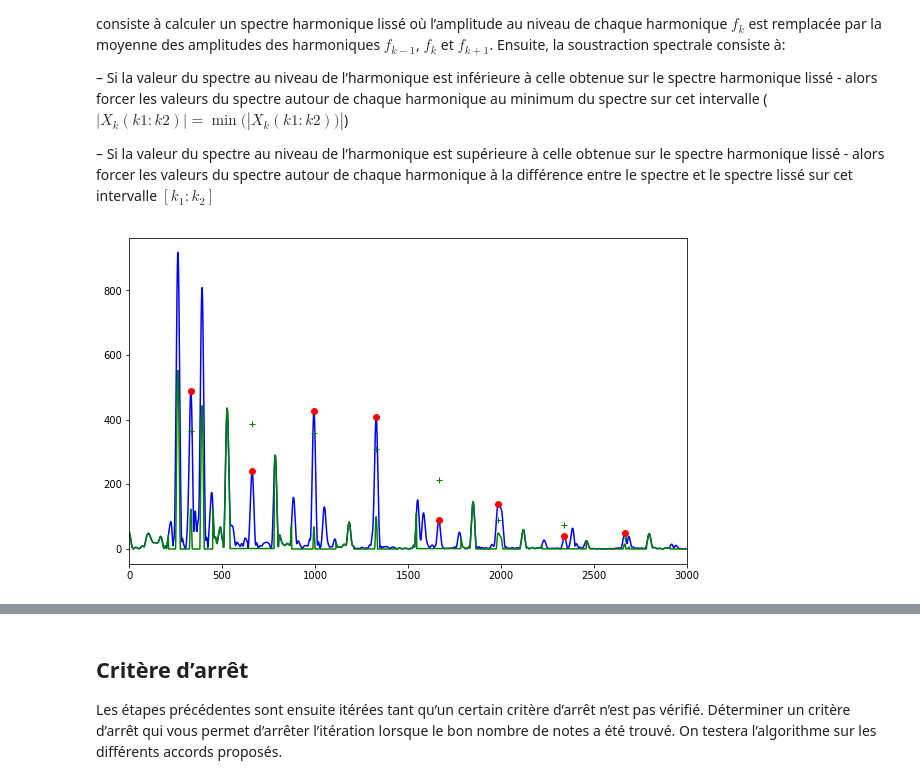
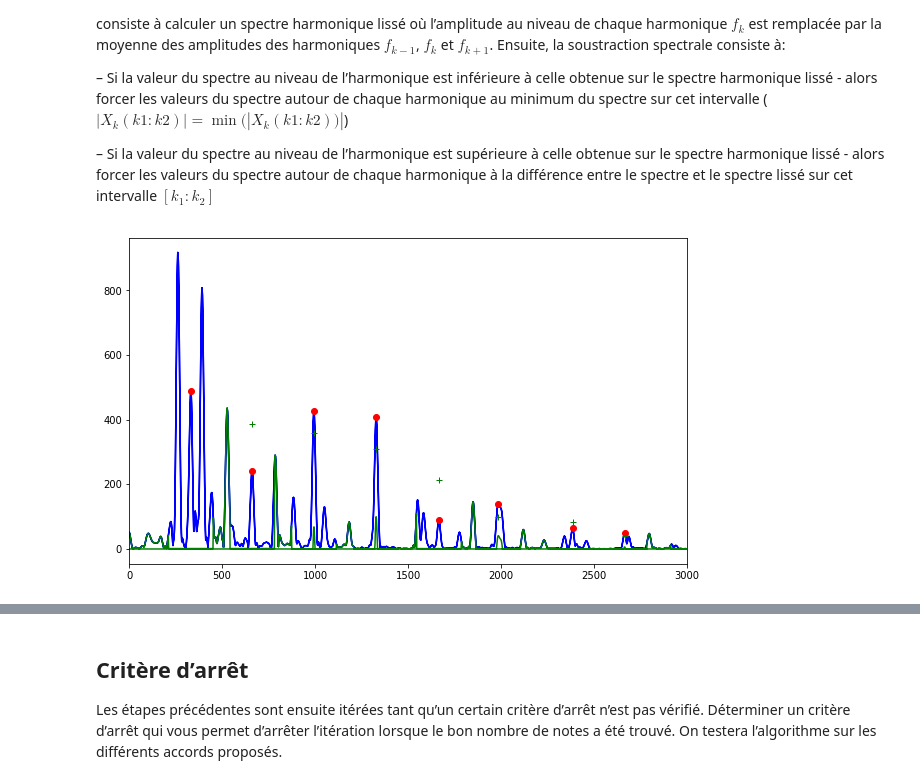
Before and after one commit to GuiMarion/SignalProcessing, a Jupyter notebook: TP_multiPitch/TP_multipitch_peeters_.ipynb, the cells around one changed output, grey strips where cells are left out. Cells and saved outputs as stored; diff of their text form; code cells hidden in the pictures.

```diff
--- a/TP_multiPitch/TP_multipitch_peeters_.ipynb
+++ b/TP_multiPitch/TP_multipitch_peeters_.ipynb
@@ -113,7 +119,7 @@ def F_getSpectre(data_v, L_n, Nfft, sr_hz, dF = None, fmin= 50, fmax = 900, H =
     tpt_tools.F_plot1(fftFreq_hz_v, fftAmpl_v, 'Frequency [Hz]', 'Amplitude [lin]')
     plt.xlim((0,3000))
 
-    return fftFreq_hz_v, fftAmpl_v
+    return fftFreq_hz_v[:len(data_v)//2 +1], fftAmpl_v[:len(data_v)//2 +1]
 
 fftFreq_hz_v, fftAmpl_v = F_getSpectre(data_v, L_n, Nfft, sr_hz)
 # %% [output]
@@ -139,16 +145,28 @@ Rechercher le maximum de $P$ sur l’intervalle $[N_{min},N_{max}]$, et en dédu
 On testera la fonction de détection de la fréquence fondamentale sur des signaux monophoniques (par exemple A4\_piano.wav ou E4\_oboe.wav).
 # %%
 # Helper function for finding X(f*k)
+# Returns the indice for the given frequency
 def lookForClosest(value, vector, Fe, Nfft):
+    '''
+    INPUTS:
+        - value : value of the frequency we are looking for (in hertz).
+        - vector : vector containing the frequencies of the sound we are working on (in hertz).
+        - Fe : sampling rate (in hertz).
+        - Nfft : the N used for the FFT (in samples).
+
+    OUTPUTS :
+        - i : the indice in the vector corresponding to the closest frequency from value
+    '''
 
     if value == 0:
         return 0
 
-    # initializing with a theoretical value
+    # initializing with the theoretical value
     i = int(round(Nfft//(Fe/value)))
+    # we use a quadratic loss
     s = (vector[i] - value)**2
 
-    # in case there issue with flooring or something we look at the neighborhood
+    # in case there issue with flooring we look at the neighborhood
     for k in range(i+1, len(vector)):
         s_temp = (vector[k] - value)**2
         if s_temp <= s:
@@ -301,36 +350,74 @@ def M_cancelHarmonics(fftFreq_hz_v, fftAmpl_v, harmoFreq_k_v, harmoAmpl_v, L_sec
         - harmoFreq_k_v: vector containing the Harmonics frequencies in Hz
         - harmoAmpl_v:  vector containing the Harmonic amplitudes
         - L_sec: window duration in seconds
         - Nfft: fft size
         - sr_hz: sampling rate
     outputs:
         - fftAmplSubtract_v (N/2+1,):  vector containing the FFT amplitude with amplitudes canceled at harmonic positions
     """
 
 
     Cw = 2.0 # === for a hanning window
     Bw_hz = 12*Cw/(L_sec)
     Bw_k = np.int(Bw_hz/sr_hz*Nfft)
     Bw_k = Bw_k +Bw_k % 2
 
     ### START CODE HERE ###
+
+    # Compute the smoothed amps
+    harmoAmplSmooth_v= []
+    for i in range(len(harmoAmpl_v)):
+        # if we don't have definition pb for k =1 and k = n
+        if i > 0 and i < len(harmoAmpl_v)-1:
+            harmoAmplSmooth_v.append((harmoAmpl_v[i-1]+ harmoAmpl_v[i] + harmoAmpl_v[i+1])/3)
+
+        # else we guess what we should do ...
+        elif i == 0:
+            harmoAmplSmooth_v.append(harmoAmpl_v[i])
+        elif i == len(harmoAmpl_v)-1:
+            harmoAmplSmooth_v.append(harmoAmpl_v[i])
+        else:
+            print(i)
+            raise ValueError("Conception error in if/else, should not append.")
+
+    fftAmplSubtract_v = np.copy(fftAmpl_v)
+
+    for f_i in range(len(harmoFreq_k_v)):
+        # find the bandwith of the frequency
+        starting_indice = lookForClosest(harmoFreq_k_v[f_i] - Bw_hz//2, fftFreq_hz_v, sr_hz, Nfft)
+        ending_indice = lookForClosest(harmoFreq_k_v[f_i] + Bw_hz//2, fftFreq_hz_v, sr_hz, Nfft) +1
+
+        if harmoAmpl_v[f_i] <= harmoAmplSmooth_v[f_i]:
+            fftAmplSubtract_v[starting_indice:ending_indice] = np.min(fftAmpl_v[starting_indice:ending_indice])
+
+        elif harmoAmpl_v[f_i] > harmoAmplSmooth_v[f_i]:
+
+            #for i in range(starting_indice, ending_indice):
+            #    fftAmplSubtract_v[i] -= abs(fftAmpl_v[i] - harmoAmplSmooth_v[f_i])
+            fftAmplSubtract_v[starting_indice:ending_indice] -= harmoAmplSmooth_v[f_i]
+
+
+    for i in range(len(fftAmplSubtract_v)):
+        if fftAmplSubtract_v[i] < 0:
+            fftAmplSubtract_v[i] = 0
+
     ### END CODE HERE ###
 
     plt.figure(figsize=(10,6))
     plt.plot(fftFreq_hz_v, fftAmpl_v, 'b-')
-    plt.plot(fftFreq_hz_v[harmoFreq_k_v], harmoAmpl_v, 'ro')
-    plt.plot(fftFreq_hz_v[harmoFreq_k_v], harmoAmplSmooth_v, 'g+')
+    plt.plot(harmoFreq_k_v, harmoAmpl_v, 'ro')
+    plt.plot(harmoFreq_k_v, harmoAmplSmooth_v, 'g+')
     plt.plot(fftFreq_hz_v, fftAmplSubtract_v, 'g-')
     plt.xlim((0,3000))
 
 
     return fftAmplSubtract_v
 
 
 
 fftAmplSubtract_v = M_cancelHarmonics(fftFreq_hz_v, fftAmpl_v, harmoFreq_k_v, harmoAmpl_v, L_sec, Nfft, sr_hz)
 # %% [output]
-[figure, old version]
+[figure, new version]
 # %% [markdown]
 ### Test
 Pour le signal audioFile = './_audio/A3C4E4G4_piano.wav' vous devriez obtenir
```
Also changed, not shown: parts of 5 cells of this notebook.
